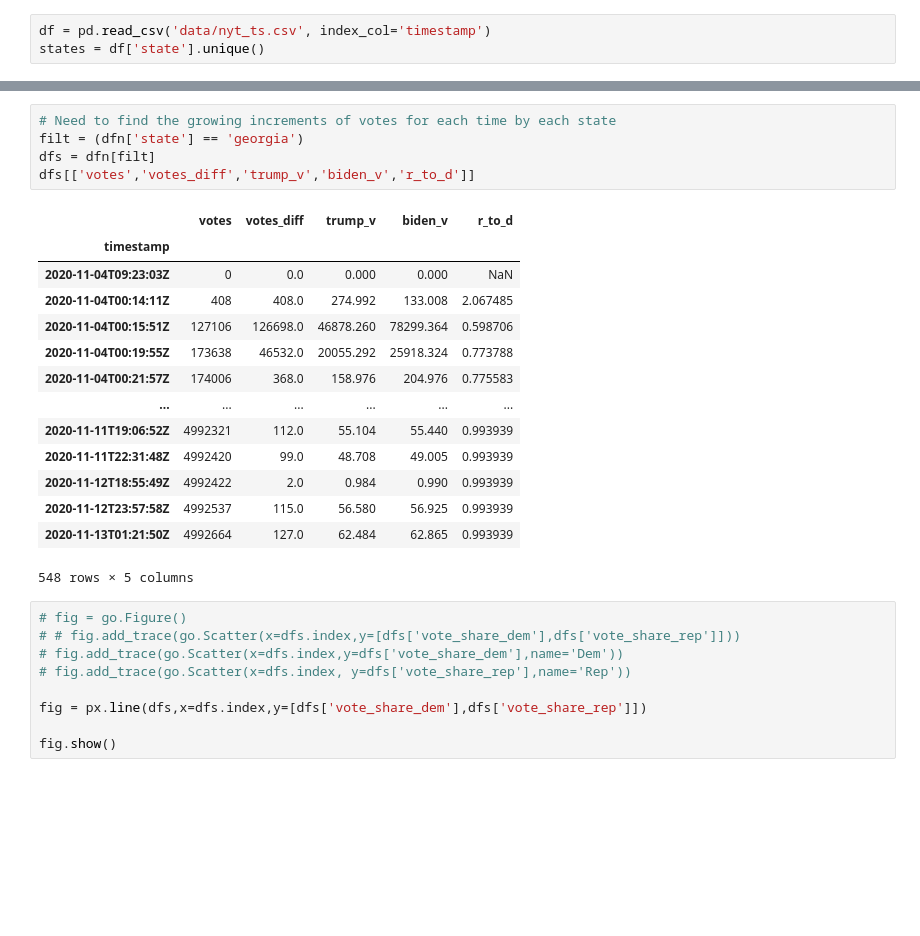
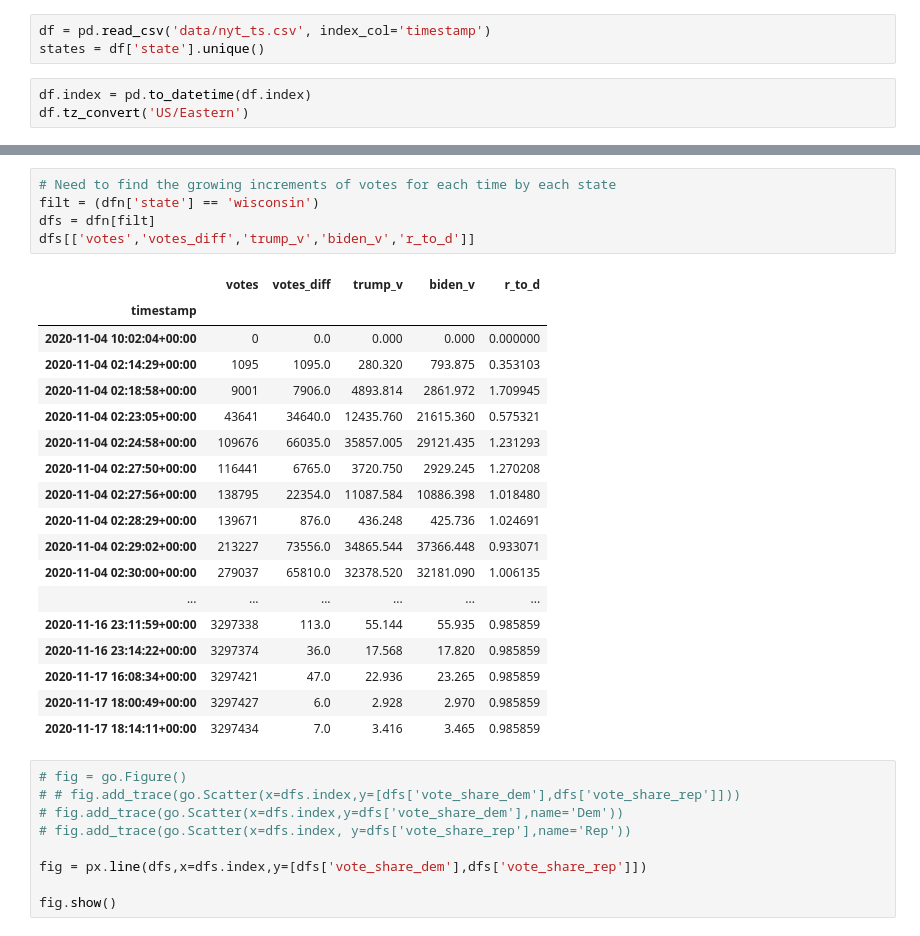
Before and after one commit to brianoflondon/election2020, a Jupyter notebook: nytanalysis.ipynb, the cells around one changed output, grey strips where cells are left out. Cells and saved outputs as stored; diff of their text form; blank space fills up the shorter version.

```diff
--- a/nytanalysis.ipynb
+++ b/nytanalysis.ipynb
@@ -11,3 +12,6 @@ import plotly.io as pio
 # %%
 df = pd.read_csv('data/nyt_ts.csv', index_col='timestamp')
 states = df['state'].unique()
+# %%
+df.index = pd.to_datetime(df.index)
+df.tz_convert('US/Eastern')
@@ -102,23 +163,27 @@ dfn
 # %%
 # Need to find the growing increments of votes for each time by each state
-filt = (dfn['state'] == 'georgia')
+filt = (dfn['state'] == 'wisconsin')
 dfs = dfn[filt]
 dfs[['votes','votes_diff','trump_v','biden_v','r_to_d']]
 # %% [output]
 |  | votes | votes_diff | trump_v | biden_v | r_to_d |
 | timestamp |  |  |  |  |  |
-| 2020-11-04T09:23:03Z | 0 | 0.0 | 0.000 | 0.000 | NaN |
-| 2020-11-04T00:14:11Z | 408 | 408.0 | 274.992 | 133.008 | 2.067485 |
-| 2020-11-04T00:15:51Z | 127106 | 126698.0 | 46878.260 | 78299.364 | 0.598706 |
-| 2020-11-04T00:19:55Z | 173638 | 46532.0 | 20055.292 | 25918.324 | 0.773788 |
-| 2020-11-04T00:21:57Z | 174006 | 368.0 | 158.976 | 204.976 | 0.775583 |
+| 2020-11-04 10:02:04+00:00 | 0 | 0.0 | 0.000 | 0.000 | 0.000000 |
+| 2020-11-04 02:14:29+00:00 | 1095 | 1095.0 | 280.320 | 793.875 | 0.353103 |
+| 2020-11-04 02:18:58+00:00 | 9001 | 7906.0 | 4893.814 | 2861.972 | 1.709945 |
+| 2020-11-04 02:23:05+00:00 | 43641 | 34640.0 | 12435.760 | 21615.360 | 0.575321 |
+| 2020-11-04 02:24:58+00:00 | 109676 | 66035.0 | 35857.005 | 29121.435 | 1.231293 |
+| 2020-11-04 02:27:50+00:00 | 116441 | 6765.0 | 3720.750 | 2929.245 | 1.270208 |
+| 2020-11-04 02:27:56+00:00 | 138795 | 22354.0 | 11087.584 | 10886.398 | 1.018480 |
+| 2020-11-04 02:28:29+00:00 | 139671 | 876.0 | 436.248 | 425.736 | 1.024691 |
+| 2020-11-04 02:29:02+00:00 | 213227 | 73556.0 | 34865.544 | 37366.448 | 0.933071 |
+| 2020-11-04 02:30:00+00:00 | 279037 | 65810.0 | 32378.520 | 32181.090 | 1.006135 |
 | ... | ... | ... | ... | ... | ... |
-| 2020-11-11T19:06:52Z | 4992321 | 112.0 | 55.104 | 55.440 | 0.993939 |
-| 2020-11-11T22:31:48Z | 4992420 | 99.0 | 48.708 | 49.005 | 0.993939 |
-| 2020-11-12T18:55:49Z | 4992422 | 2.0 | 0.984 | 0.990 | 0.993939 |
-| 2020-11-12T23:57:58Z | 4992537 | 115.0 | 56.580 | 56.925 | 0.993939 |
-| 2020-11-13T01:21:50Z | 4992664 | 127.0 | 62.484 | 62.865 | 0.993939 |
+| 2020-11-16 23:11:59+00:00 | 3297338 | 113.0 | 55.144 | 55.935 | 0.985859 |
+| 2020-11-16 23:14:22+00:00 | 3297374 | 36.0 | 17.568 | 17.820 | 0.985859 |
+| 2020-11-17 16:08:34+00:00 | 3297421 | 47.0 | 22.936 | 23.265 | 0.985859 |
+| 2020-11-17 18:00:49+00:00 | 3297427 | 6.0 | 2.928 | 2.970 | 0.985859 |
+| 2020-11-17 18:14:11+00:00 | 3297434 | 7.0 | 3.416 | 3.465 | 0.985859 |
-548 rows × 5 columns
 # %%
 # fig = go.Figure()
 # # fig.add_trace(go.Scatter(x=dfs.index,y=[dfs['vote_share_dem'],dfs['vote_share_rep']]))
```
Also changed, not shown: parts of 11 cells of this notebook, 4 other files.
